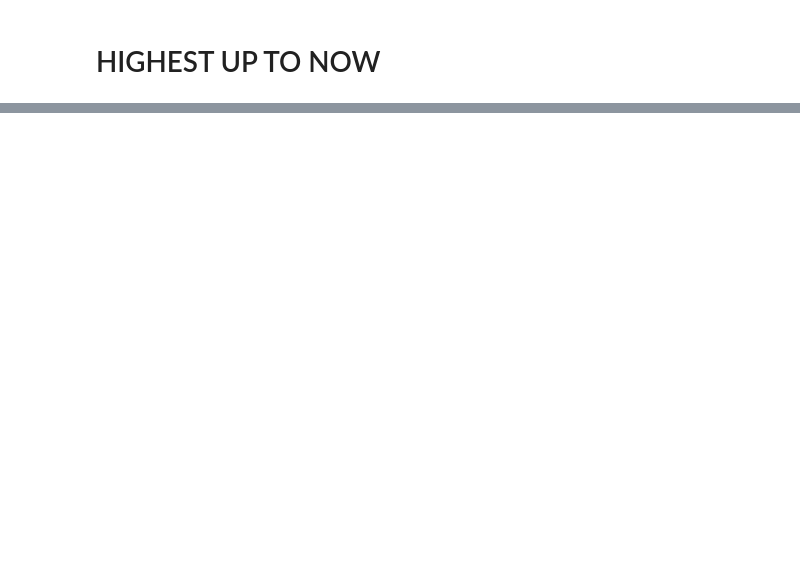
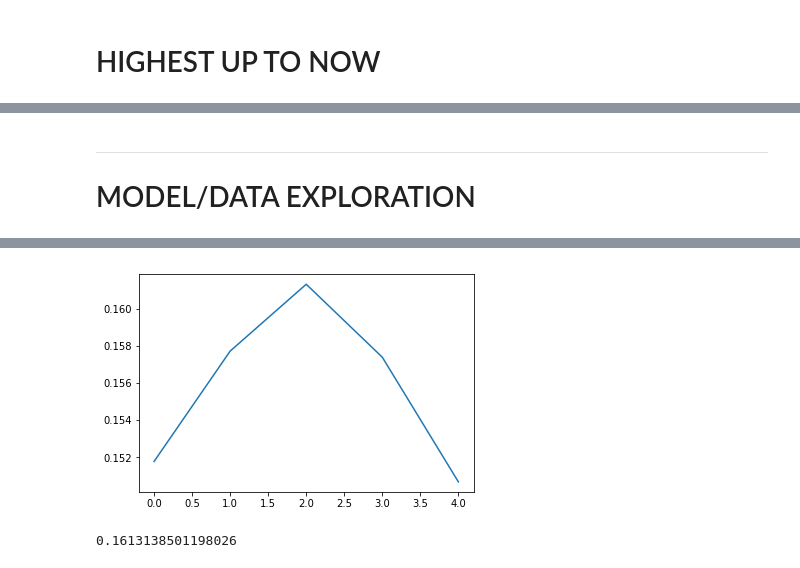
Before and after one commit to SolbiatiAlessandro/kaggle-pets, a Jupyter notebook: models/KNN/kNN.ipynb, the cells around one changed output, grey strips where cells are left out. Saved outputs shown, nothing was run; the diff lists cells and outputs as text; code cells hidden in the pictures; blank space fills up the shorter version.

Commit message:
knn exploration

```diff
--- a/models/KNN/kNN.ipynb
+++ b/models/KNN/kNN.ipynb
@@ -253 +204,18 @@ Tue Mar 12 16:22:25 2019 [dogs.__init__] initialized succesfully
 0.09974435774284549
+# %% [markdown]
+------------------
+<h1>MODEL/DATA EXPLORATION</h1>
+# %%
+def score_knn(space=[25,50,100,150,200],name="score_knn"):
+    # X in memory
+    from matplotlib import pyplot as plt
+    score = []
+    for k in space:
+        model = PredictiveModel(name, k)
+        score.append(model.validation(X, Y, method=2, verbose=False))
+    plt.plot(score)
+    plt.show()
+    print(max(score))
+# %%
+score_knn()
+# %% [output]
@@ -253,0 +227,2 @@ Tue Mar 12 16:22:25 2019 [dogs.__init__] initialized succesfully
+[figure, added]
+0.1613138501198026
```
Also changed, not shown: parts of 166 cells of this notebook, 3 other files.
